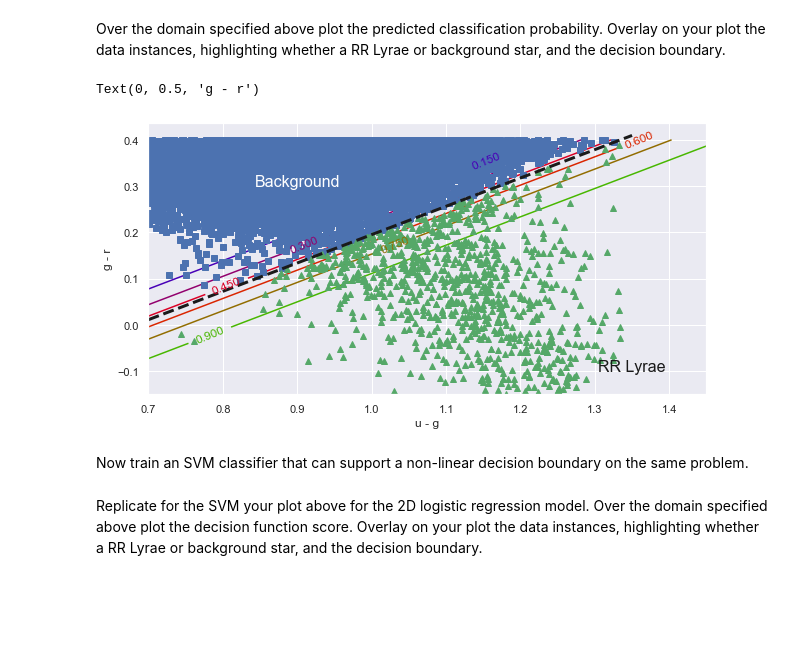
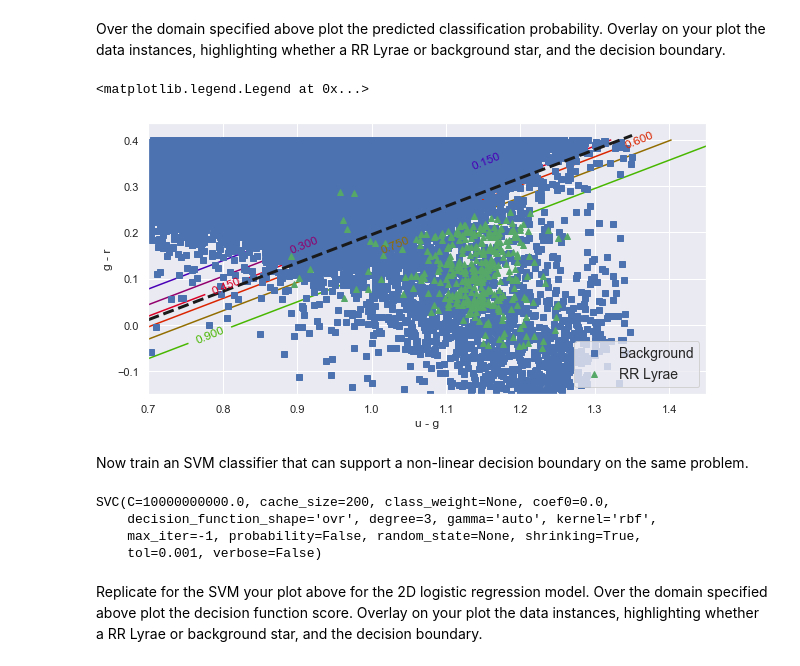
Before and after one commit to nishalad95/Machine_Learning_Big_Data, a Jupyter notebook: spce0038_coursework_NishaLad.ipynb, the cells around one changed output. Drawn from its saved outputs; the diff is of its cells as text; code cells hidden in the pictures; blank space fills up the shorter version.

```diff
--- a/spce0038_coursework_NishaLad.ipynb
+++ b/spce0038_coursework_NishaLad.ipynb
@@ -614,7 +614,7 @@ Second, fit the model using Scikit-Learn. Use the variable `clf` for your classi
 # %%
 # YOUR CODE HERE
 from sklearn.linear_model import LogisticRegression
-clf = LogisticRegression(random_state=42, C=C)
+clf = LogisticRegression(random_state=42, C=C, solver="lbfgs")
 clf.fit(X_train_1d, y_train)
 # %% [output]
 LogisticRegression(C=10000000000.0, class_weight=None, dual=False,
@@ -927,7 +927,7 @@ Repeat the fitting of your linear regression model but this time perform class w
 See the `class_weight` argument of the Scikit-Learn [Logistic Regression](https://scikit-learn.org/stable/modules/generated/sklearn.linear_model.LogisticRegression.html) classifier for further details on how to perform class weighting.
 # %%
 # YOUR CODE HERE
-clf_balanced = LogisticRegression(random_state=42, C=C, class_weight='balanced')
+clf_balanced = LogisticRegression(random_state=42, C=C, class_weight='balanced', solver="lbfgs")
 clf_balanced.fit(X_train_1d, y_train)
 # %% [output]
 LogisticRegression(C=10000000000.0, class_weight='balanced', dual=False,
@@ -1013,7 +1013,7 @@ X_test_2d = X_test_2d.reshape(-1,ind+1)
 Train a logistic regression model for this 2D problem.  Use variable `clf_2d_logistic` for your classifier.
 # %%
 # YOUR CODE HERE
-clf_2d_logistic = LogisticRegression(random_state=42, C=C, class_weight='balanced')
+clf_2d_logistic = LogisticRegression(random_state=42, C=C, class_weight='balanced', solver="lbfgs")
 clf_2d_logistic.fit(X_train_2d, y_train)
 # %% [output]
 LogisticRegression(C=10000000000.0, class_weight='balanced', dual=False,
@@ -1070,28 +1070,26 @@ Over the domain specified above plot the predicted classification probability.
 # %%
 # YOUR CODE HERE
 X_new = np.c_[xx.ravel(), yy.ravel()]
-y_proba = clf_2d_logistic.predict_proba(X_new)
+y_proba_clf_2d_logistic = clf_2d_logistic.predict_proba(X_new)
 
 plt.figure(figsize=(10, 5))
-plt.plot(X_test_2d[y_pred==0, 0], X_test_2d[y_pred==0, 1], "bs")
-plt.plot(X_test_2d[y_pred==1, 0], X_test_2d[y_pred==1, 1], "g^")
+plt.plot(X_train_2d[y_train==0, 0], X_train_2d[y_train==0, 1], "bs", label="Background")
+plt.plot(X_train_2d[y_train==1, 0], X_train_2d[y_train==1, 1], "g^", label="RR Lyrae")
 
-zz = y_proba[:, 1].reshape(xx.shape)
+zz = y_proba_clf_2d_logistic[:, 1].reshape(xx.shape)
 contour = plt.contour(xx, yy, zz, cmap=plt.cm.brg)
 
-
 # Solve theta^T x = 0 to determine boundary
-left_right = np.array([0.7, 1.35])
+left_right = np.array([xlim[0], 1.35])
 boundary = -(clf_2d_logistic.coef_[0][0] * left_right + clf_2d_logistic.intercept_[0]) / clf_2d_logistic.coef_[0][1]
 
 plt.clabel(contour, inline=1, fontsize=12)
 plt.plot(left_right, boundary, "k--", linewidth=3)
-plt.text(0.9, 0.30, "Background", fontsize=16, color="w", ha="center")
-plt.text(1.35, -0.1, "RR Lyrae", fontsize=16, color="k", ha="center")
 plt.xlabel("u - g")
 plt.ylabel("g - r")
+plt.legend(loc="lower right", fontsize=14)
 # %% [output]
-Text(0, 0.5, 'g - r')
+<matplotlib.legend.Legend at 0x...>
-[figure, old version]
+[figure, new version]
 # %% [markdown]
 Now train an SVM classifier that can support a non-linear decision boundary on the same problem.
@@ -1101,2 +1096,13 @@ raise NotImplementedError()
+# %%
+# YOUR CODE HERE
+# SVM Classifier model
+from sklearn.svm import SVC
+svm_clf = SVC(kernel="rbf", C=C, gamma="auto")
+svm_clf.fit(X_train_2d, y_train)
+# %% [output]
+SVC(C=10000000000.0, cache_size=200, class_weight=None, coef0=0.0,
+    decision_function_shape='ovr', degree=3, gamma='auto', kernel='rbf',
+    max_iter=-1, probability=False, random_state=None, shrinking=True,
+    tol=0.001, verbose=False)
 # %% [markdown]
 Replicate for the SVM your plot above for the 2D logistic regression model.  Over the domain specified above plot the decision function score.  Overlay on your plot the data instances, highlighting whether a RR Lyrae or background star, and the decision boundary.
```
Also changed, not shown: parts of 19 cells of this notebook.
